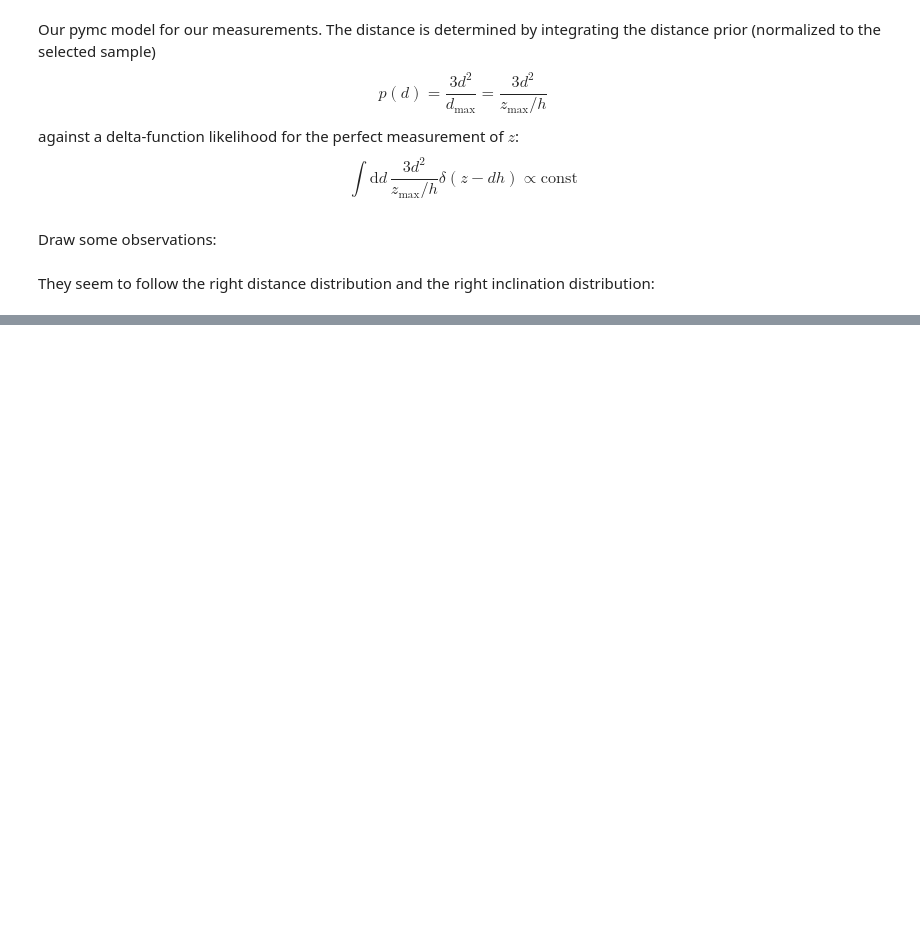
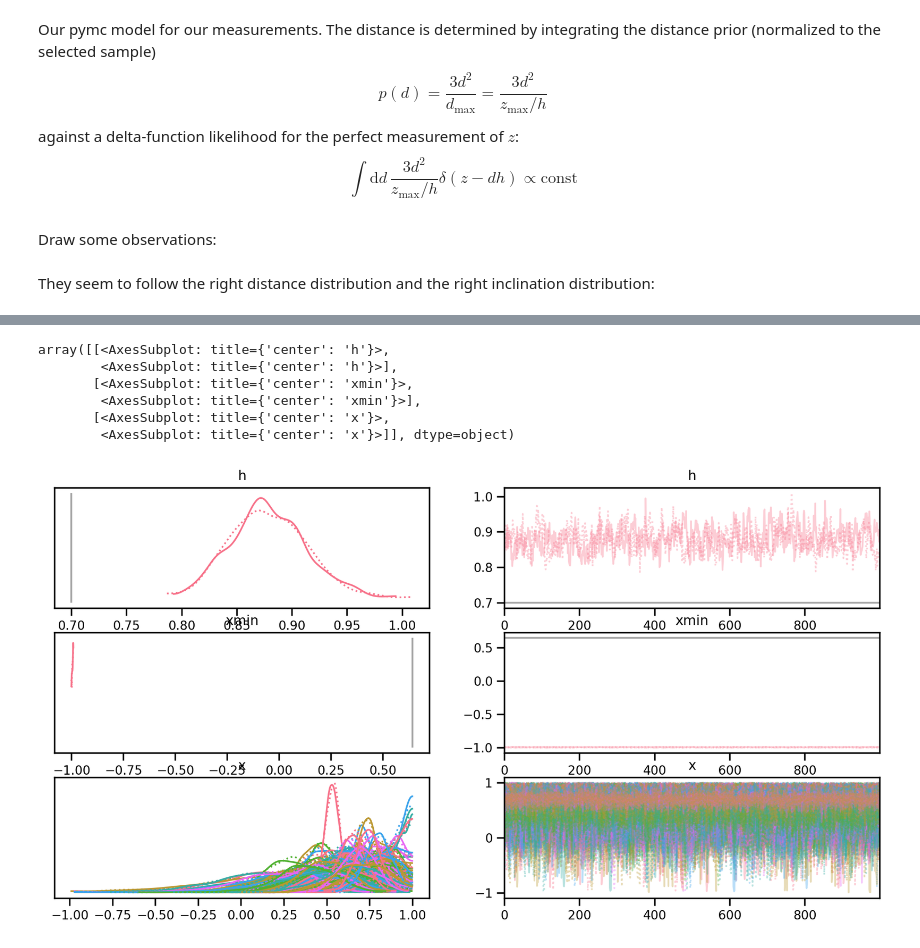
Before and after one commit to farr/BrightSirenInclinationSystematics, a Jupyter notebook: Example.ipynb, the cells around one changed output, grey strips where cells are left out. Cells and saved outputs as stored; diff of their text form; code cells hidden in the pictures; blank space fills up the shorter version.

```diff
--- a/Example.ipynb
+++ b/Example.ipynb
@@ -119,0 +127,3 @@ Text(0, 0.5, '$d$')
+# %%
+with make_model(fl_true, fr_true, Al, Ar, zs_true, zmax, x_prior_limits=(-1.0, -0.99)) as bad_model:
+    bad_trace = pm.sample()
@@ -119,0 +137,10 @@ Text(0, 0.5, '$d$')
+# %%
+az.plot_trace(bad_trace, var_names=['h', 'xmin', 'x'], lines=[('h', {}, h_true), ('xmin', {}, xmin)])
+# %% [output]
+array([[<AxesSubplot: title={'center': 'h'}>,
+        <AxesSubplot: title={'center': 'h'}>],
+       [<AxesSubplot: title={'center': 'xmin'}>,
+        <AxesSubplot: title={'center': 'xmin'}>],
+       [<AxesSubplot: title={'center': 'x'}>,
+        <AxesSubplot: title={'center': 'x'}>]], dtype=object)
+[figure, added]
```
Also changed, not shown: parts of 13 cells of this notebook.
